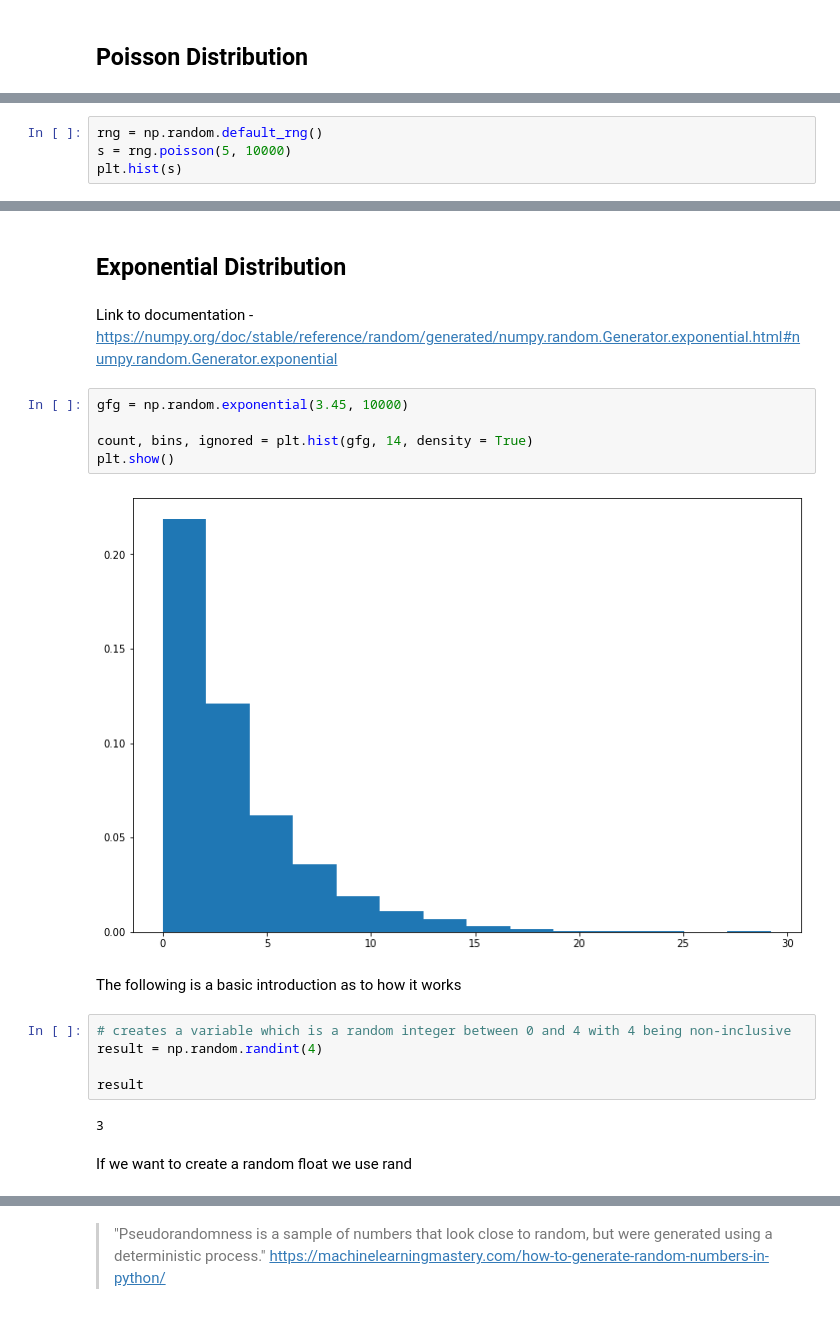
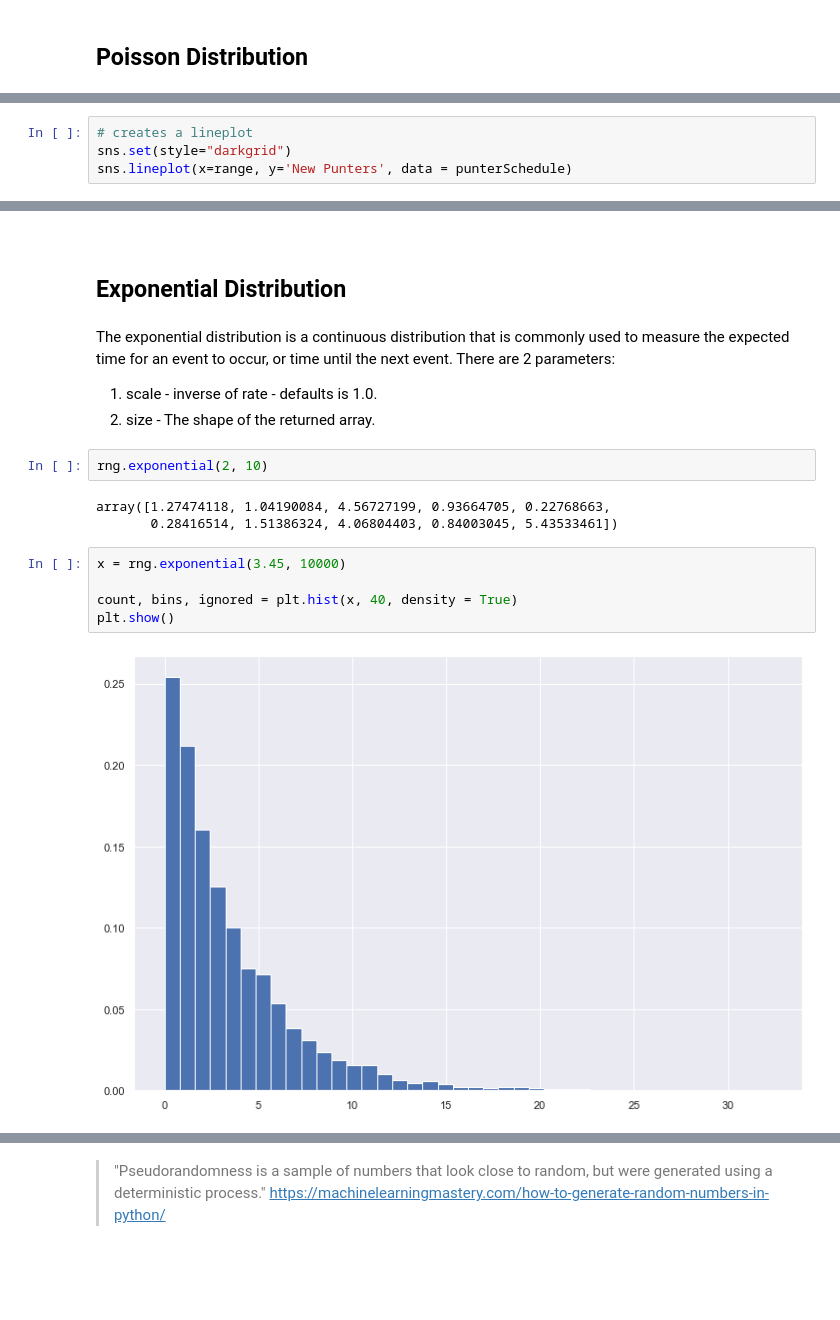
Before and after one commit to Caoimhinv/NumPy_Assignment, a Jupyter notebook: numpy.random.ipynb, the cells around one changed output, grey strips where cells are left out. Saved outputs shown, nothing was run; the diff lists cells and outputs as text; blank space fills up the shorter version.

Commit message:
work on exponential, poisson, and binomial

```diff
--- a/numpy.random.ipynb
+++ b/numpy.random.ipynb
@@ -416,4 +453,0 @@ Link to documentation - https://numpy.org/doc/stable/reference/random/generated/
-# %%
-rng = np.random.default_rng()
-s = rng.poisson(5, 10000)
-plt.hist(s)
@@ -425,0 +512,4 @@ plt.hist(s)
+# %%
+# creates a lineplot
+sns.set(style="darkgrid")
+sns.lineplot(x=range, y='New Punters', data = punterSchedule)
@@ -426,22 +519,21 @@ plt.hist(s)
 # %% [markdown]
+<br>
+
 ## Exponential Distribution
-# %% [markdown]
-Link to documentation - https://numpy.org/doc/stable/reference/random/generated/numpy.random.Generator.exponential.html#numpy.random.Generator.exponential
+# %% [markdown]
+The exponential distribution is a continuous distribution that is commonly used to measure the expected time for an event to occur, or time until the next event.
+There are 2 parameters:
+1) scale - inverse of rate - defaults is 1.0.
+2) size - The shape of the returned array.
+# %%
+rng.exponential(2, 10)
+# %% [output]
+array([1.27474118, 1.04190084, 4.56727199, 0.93664705, 0.22768663,
+       0.28416514, 1.51386324, 4.06804403, 0.84003045, 5.43533461])
 # %%
-gfg = np.random.exponential(3.45, 10000)
+x = rng.exponential(3.45, 10000)
 
-count, bins, ignored = plt.hist(gfg, 14, density = True)
+count, bins, ignored = plt.hist(x, 40, density = True)
 plt.show()
 # %% [output]
-[figure, old version]
+[figure, new version]
-# %% [markdown]
-The following is a basic introduction as to how it works
-# %%
-# creates a variable which is a random integer between 0 and 4 with 4 being non-inclusive
-result = np.random.randint(4)
-
-result
-# %% [output]
-3
-# %% [markdown]
-If we want to create a random float we use rand
```
Also changed, not shown: parts of 64 cells of this notebook.
